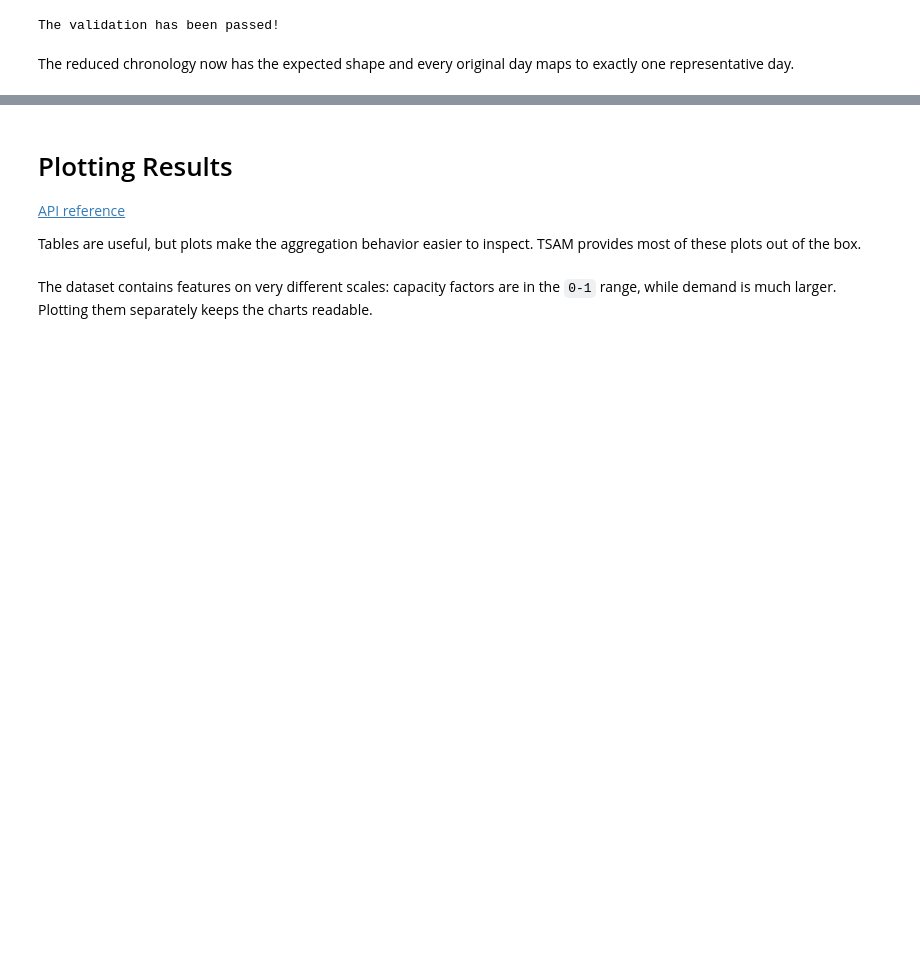
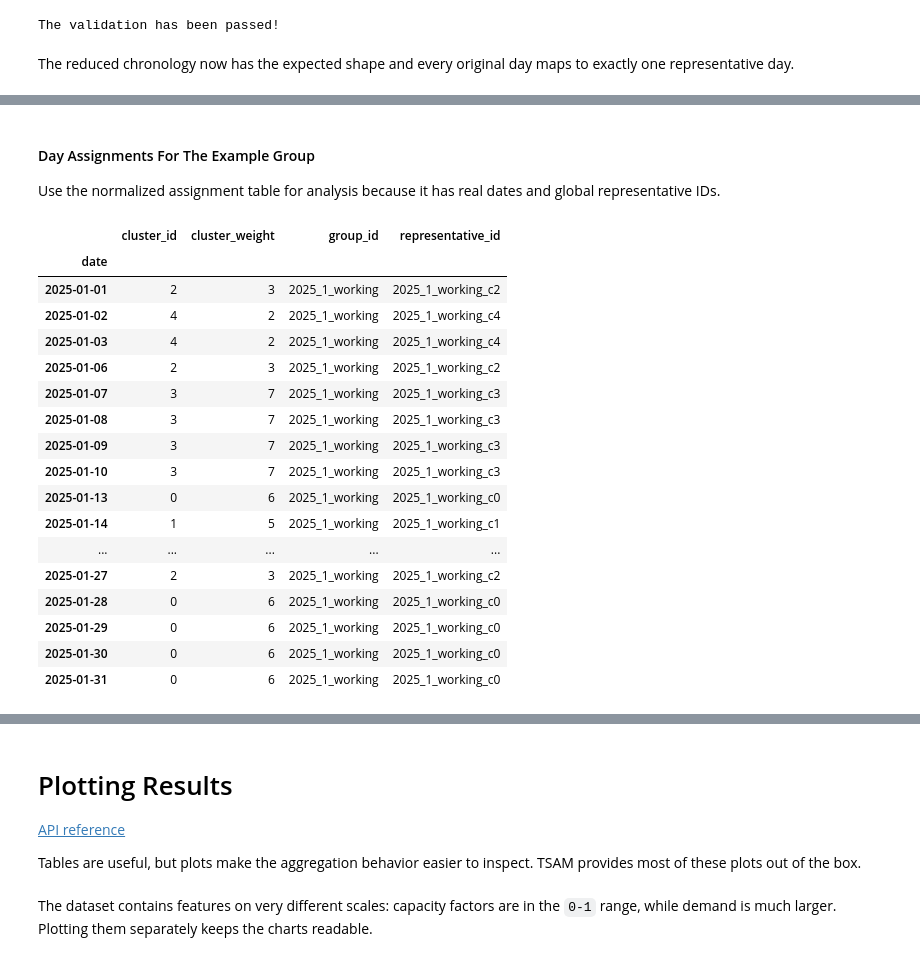
Before and after one commit to komaksym/tsam-notebook-workflows, a Jupyter notebook: src/approach_1.ipynb, the cells around one changed output, grey strips where cells are left out. Cells and saved outputs as stored; diff of their text form; code cells hidden in the pictures; blank space fills up the shorter version.

```diff
--- a/src/approach_1.ipynb
+++ b/src/approach_1.ipynb
@@ -1031,0 +982,27 @@ extreme_value_comparison
+# %% [markdown]
+#### Day Assignments For The Example Group
+Use the normalized assignment table for analysis because it has real dates and global representative IDs.
+# %%
+example_group_day_assignments = day_assignments_df.loc[
+    day_assignments_df["group_id"] == example_group_id
+]
+example_group_day_assignments
+# %% [output]
+|  | cluster_id | cluster_weight | group_id | representative_id |
+| date |  |  |  |  |
+| 2025-01-01 | 2 | 3 | 2025_1_working | 2025_1_working_c2 |
+| 2025-01-02 | 4 | 2 | 2025_1_working | 2025_1_working_c4 |
+| 2025-01-03 | 4 | 2 | 2025_1_working | 2025_1_working_c4 |
+| 2025-01-06 | 2 | 3 | 2025_1_working | 2025_1_working_c2 |
+| 2025-01-07 | 3 | 7 | 2025_1_working | 2025_1_working_c3 |
+| 2025-01-08 | 3 | 7 | 2025_1_working | 2025_1_working_c3 |
+| 2025-01-09 | 3 | 7 | 2025_1_working | 2025_1_working_c3 |
+| 2025-01-10 | 3 | 7 | 2025_1_working | 2025_1_working_c3 |
+| 2025-01-13 | 0 | 6 | 2025_1_working | 2025_1_working_c0 |
+| 2025-01-14 | 1 | 5 | 2025_1_working | 2025_1_working_c1 |
+| ... | ... | ... | ... | ... |
+| 2025-01-27 | 2 | 3 | 2025_1_working | 2025_1_working_c2 |
+| 2025-01-28 | 0 | 6 | 2025_1_working | 2025_1_working_c0 |
+| 2025-01-29 | 0 | 6 | 2025_1_working | 2025_1_working_c0 |
+| 2025-01-30 | 0 | 6 | 2025_1_working | 2025_1_working_c0 |
+| 2025-01-31 | 0 | 6 | 2025_1_working | 2025_1_working_c0 |
```
Also changed, not shown: parts of 72 cells of this notebook.
